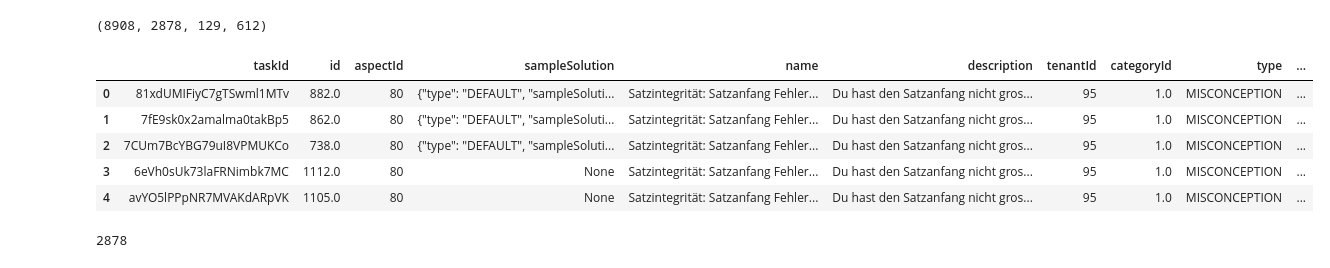
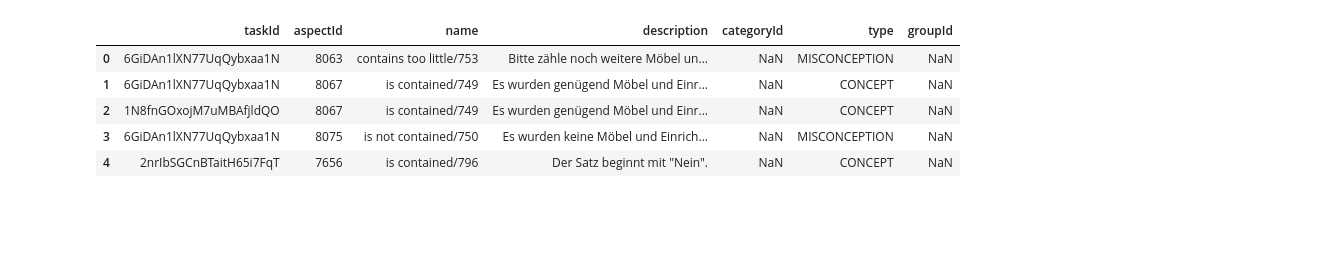
Before and after one commit to ghalifaten/master_thesis, a Jupyter notebook: 1b_cleaning_aspects.ipynb, the cells around one changed output. Drawn from its saved outputs; the diff is of its cells as text; code cells hidden in the pictures; blank space fills up the shorter version.

```diff
--- a/1b_cleaning_aspects.ipynb
+++ b/1b_cleaning_aspects.ipynb
@@ -38,4 +20,4 @@ df_TaskAspect.head()
 # %%
-df_tasks = pd.read_csv("data/open_tasks_Corn_EKV_DE.csv")
+df_tasks = pd.read_csv("data/open_tasks_DE.csv")
 df_tasks.head(1)
 # %% [output]
@@ -54,19 +29,15 @@ df.head()
-# %%
-len(df_aspects), len(df), len(df.taskId.unique()), len(df.aspectId.unique())
-# %% [output]
-(8908, 2878, 129, 612)
 # %%
 df_aspects.rename(columns={"id":"aspectId"}, inplace=True)
-merged = pd.merge(left=df, right=df_aspects, on="aspectId", how="outer").dropna(subset=["taskId"])
+merged = pd.merge(
+    left=df[["taskId", "aspectId"]],
+    right=df_aspects[["aspectId", "name", "description", "categoryId", "type", "groupId"]],
+    on="aspectId",
+    how="outer")
 merged.head()
 # %% [output]
-|  | taskId | id | aspectId | sampleSolution | name | description | tenantId | categoryId | type | ... |
-| 0 | 81xdUMIFiyC7gTSwml1MTv | 882.0 | 80 | {"type": "DEFAULT", "sampleSoluti... | Satzintegrität: Satzanfang Fehler... | Du hast den Satzanfang nicht gros... | 95 | 1.0 | MISCONCEPTION | ... |
-| 1 | 7fE9sk0x2amalma0takBp5 | 862.0 | 80 | {"type": "DEFAULT", "sampleSoluti... | Satzintegrität: Satzanfang Fehler... | Du hast den Satzanfang nicht gros... | 95 | 1.0 | MISCONCEPTION | ... |
-| 2 | 7CUm7BcYBG79uI8VPMUKCo | 738.0 | 80 | {"type": "DEFAULT", "sampleSoluti... | Satzintegrität: Satzanfang Fehler... | Du hast den Satzanfang nicht gros... | 95 | 1.0 | MISCONCEPTION | ... |
-| 3 | 6eVh0sUk73laFRNimbk7MC | 1112.0 | 80 | None | Satzintegrität: Satzanfang Fehler... | Du hast den Satzanfang nicht gros... | 95 | 1.0 | MISCONCEPTION | ... |
-| 4 | avYO5lPPpNR7MVAKdARpVK | 1105.0 | 80 | None | Satzintegrität: Satzanfang Fehler... | Du hast den Satzanfang nicht gros... | 95 | 1.0 | MISCONCEPTION | ... |
+|  | taskId | aspectId | name | description | categoryId | type | groupId |
+| 0 | 6GiDAn1lXN77UqQybxaa1N | 8063 | contains too little/753 | Bitte zähle noch weitere Möbel un... | NaN | MISCONCEPTION | NaN |
+| 1 | 6GiDAn1lXN77UqQybxaa1N | 8067 | is contained/749 | Es wurden genügend Möbel und Einr... | NaN | CONCEPT | NaN |
+| 2 | 1N8fnGOxojM7uMBAfjldQO | 8067 | is contained/749 | Es wurden genügend Möbel und Einr... | NaN | CONCEPT | NaN |
+| 3 | 6GiDAn1lXN77UqQybxaa1N | 8075 | is not contained/750 | Es wurden keine Möbel und Einrich... | NaN | MISCONCEPTION | NaN |
+| 4 | 2nrIbSGCnBTaitH65i7FqT | 7656 | is contained/796 | Der Satz beginnt mit "Nein". | NaN | CONCEPT | NaN |
-# %%
-len(merged)
-# %% [output]
-2878
```
Also changed, not shown: parts of 14 cells of this notebook, 9 other files.
